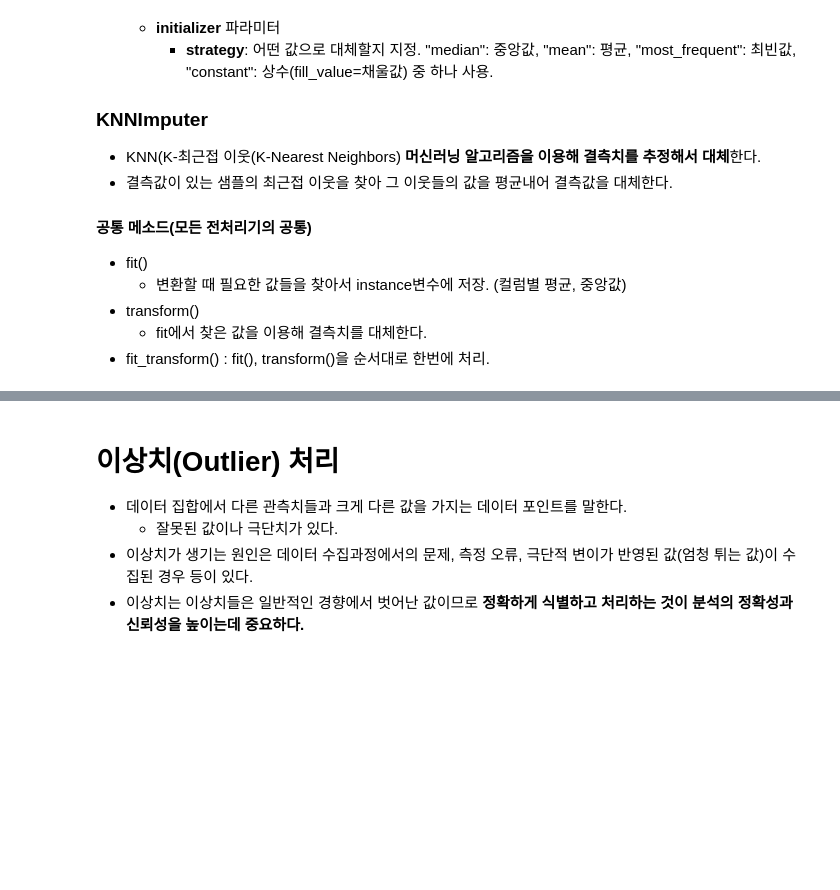
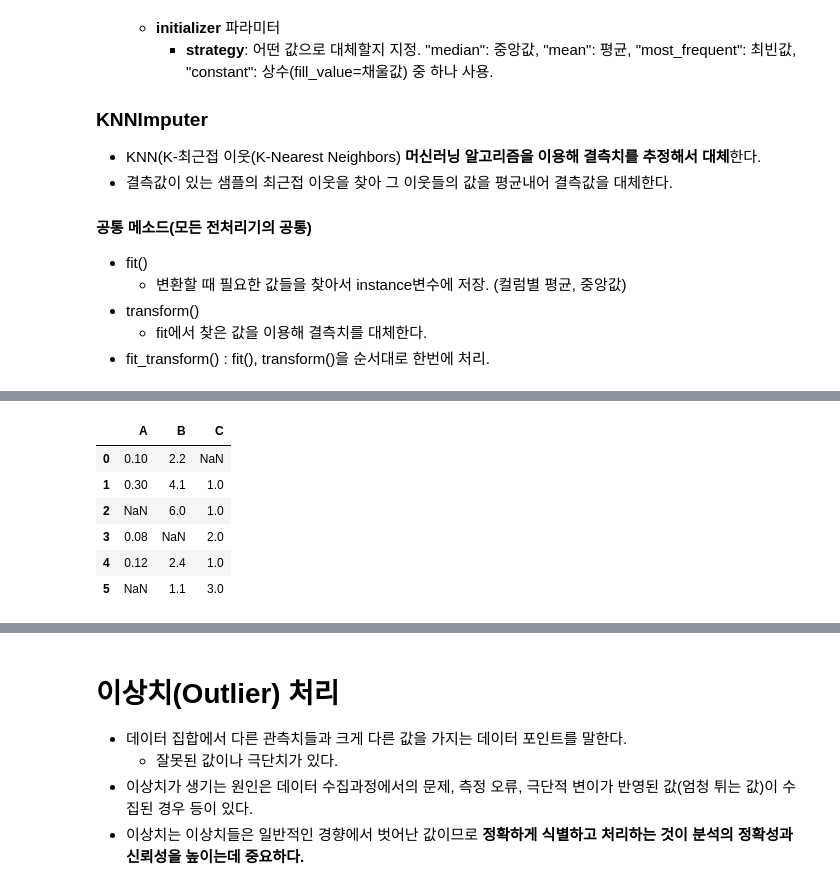
Before and after one commit to byunsungil/SKN13_sung_il, a Jupyter notebook: 08_머신러닝/04_데이터_전처리.ipynb, the cells around one changed output, grey strips where cells are left out. Cells and saved outputs as stored; diff of their text form; code cells hidden in the pictures; blank space fills up the shorter version.

```diff
--- a/08_머신러닝/04_데이터_전처리.ipynb
+++ b/08_머신러닝/04_데이터_전처리.ipynb
@@ -100,7 +121,7 @@ import pandas as pd
 import numpy as np
 
 df = pd.DataFrame([
-        [0.1, 2.2, np.nan],
+        [0.1, 2p.nan],.2, n
         [0.3, 4.1, 1],
         [np.nan, 6, 1],
         [0.08, np.nan, 2],
@@ -153,5 +230,13 @@ df
 # %%
-df['C'].to_frame()
+df
+# %% [output]
+|  | A | B | C |
+| 0 | 0.10 | 2.2 | NaN |
+| 1 | 0.30 | 4.1 | 1.0 |
+| 2 | NaN | 6.0 | 1.0 |
+| 3 | 0.08 | NaN | 2.0 |
+| 4 | 0.12 | 2.4 | 1.0 |
+| 5 | NaN | 1.1 | 3.0 |
 # %%
 ########################################################
 # SimpleImputer 예제
```
Also changed, not shown: parts of 79 cells of this notebook, 4 other files.
